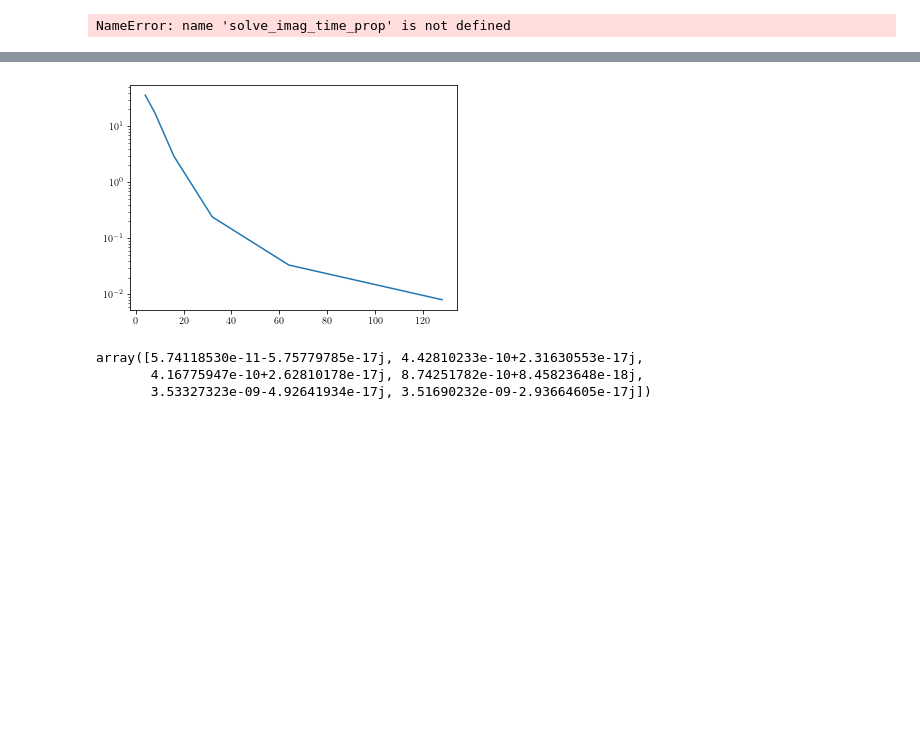
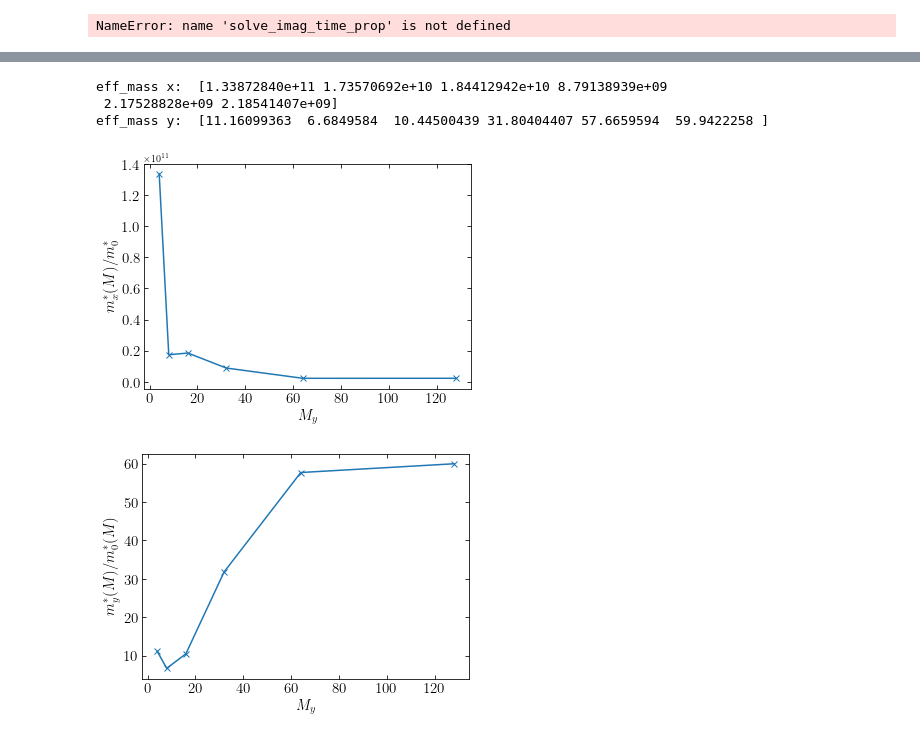
Before and after one commit to Progklui/rotor_lattice_models, a Jupyter notebook: numerics_verification.ipynb, the cells around one changed output, grey strips where cells are left out. Drawn from its saved outputs; the diff is of its cells as text; code cells hidden in the pictures; blank space fills up the shorter version.

```diff
--- a/numerics_verification.ipynb
+++ b/numerics_verification.ipynb
@@ -428,15 +534,49 @@ plt.xscale('log', base=10)
  -584.6049759 +8.25408344e-15j -581.20519811+4.71787512e-13j
  -580.34103495+4.56638884e-13j -580.34348668+4.33047778e-13j]
 [figure]
-# %%
-plt.plot(My_list_fdv, (E_size_qy_fdv_arr-E_size_q0_fdv_arr).real)
-#plt.xscale('log')
-plt.yscale('log')
-# %% [output]
-[figure, removed]
-# %%
-E_size_qx_fdv_arr-E_size_q0_fdv_arr
-# %% [output]
-array([5.74118530e-11-5.75779785e-17j, 4.42810233e-10+2.31630553e-17j,
-       4.16775947e-10+2.62810178e-17j, 8.74251782e-10+8.45823648e-18j,
-       3.53327323e-09-4.92641934e-17j, 3.51690232e-09-2.93664605e-17j])
+# %%
+eff_mass_fdv_x = var_eff_mass(E_size_qx_fdv_arr, E_size_q0_fdv_arr, t, Mx_list_fdv).real
+eff_mass_fdv_y = var_eff_mass(E_size_qy_fdv_arr, E_size_q0_fdv_arr, t, My_list_fdv).real
+
+print('eff_mass x: ', eff_mass_fdv_x)
+print('eff_mass y: ', eff_mass_fdv_y)
+
+fig, axs = plt.subplots()
+
+plt.plot(My_list_fdv, eff_mass_fdv_x, marker='x', label=r'')
+
+axs.set_xlabel(r'$M_y$', fontsize=font_size)
+axs.set_ylabel(r'$m_x^*(M)/m_0^*$', fontsize=font_size)
+
+plt.xticks(fontsize=font_size)
+plt.yticks(fontsize=font_size)
+
+plt.tick_params(axis='x', direction='in', length=4, top=True)
+plt.tick_params(axis='y', direction='in', length=4, right=True)
+
+plt.tick_params(which='minor', axis='y', direction='in', right=True)
+plt.show()
+
+
+
+fig, axs = plt.subplots()
+
+plt.plot(My_list_fdv, eff_mass_fdv_y, marker='x', label=r'')
+
+axs.set_xlabel(r'$M_y$', fontsize=font_size)
+axs.set_ylabel(r'$m_y^*(M)/m_0^*(M)$', fontsize=font_size)
+
+plt.xticks(fontsize=font_size)
+plt.yticks(fontsize=font_size)
+
+plt.tick_params(axis='x', direction='in', length=4, top=True)
+plt.tick_params(axis='y', direction='in', length=4, right=True)
+
+plt.tick_params(which='minor', axis='y', direction='in', right=True)
+plt.show()
+# %% [output]
+eff_mass x:  [1.33872840e+11 1.73570692e+10 1.84412942e+10 8.79138939e+09
+ 2.17528828e+09 2.18541407e+09]
+eff_mass y:  [11.16099363  6.6849584  10.44500439 31.80404407 57.6659594  59.9422258 ]
+[figure, added]
+[figure, added]
```
Also changed, not shown: parts of 12 cells of this notebook, 2 other files.
